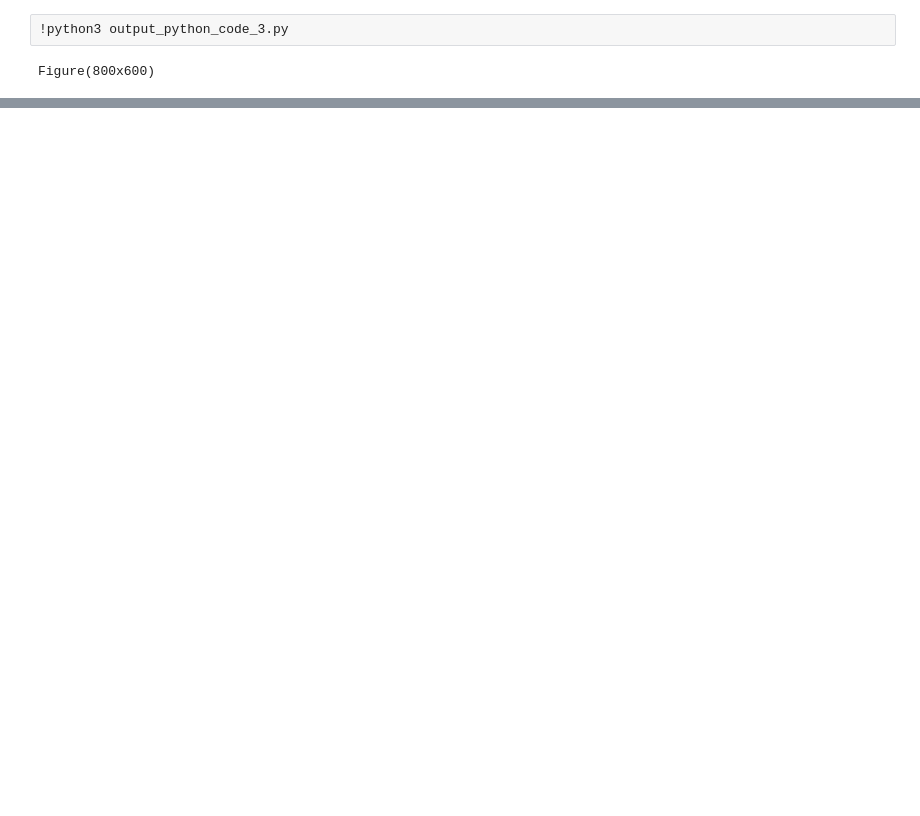
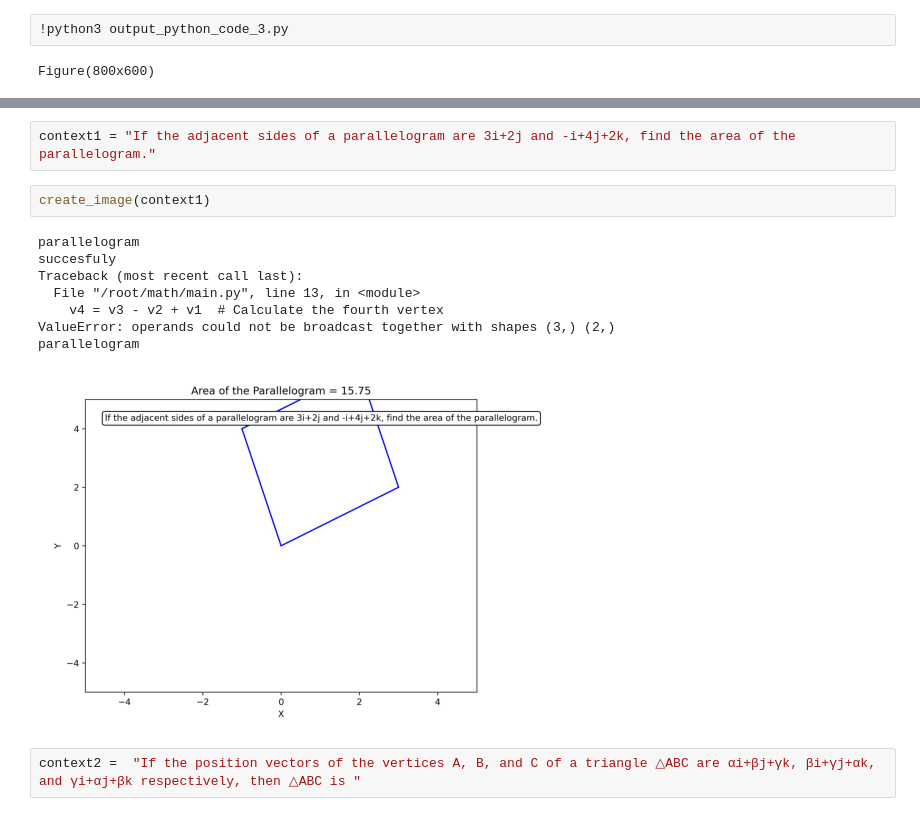
Before and after one commit to SanjayTiwaryMLAI/mathimage, a Jupyter notebook: experiment_new-detailed-matplotlib.ipynb, the cells around one changed output, grey strips where cells are left out. Cells and saved outputs as stored; diff of their text form; blank space fills up the shorter version.

```diff
--- a/experiment_new-detailed-matplotlib.ipynb
+++ b/experiment_new-detailed-matplotlib.ipynb
@@ -330,0 +394,15 @@ plt.show()
+# %%
+context1 = "If the adjacent sides of a parallelogram are 3i+2j and -i+4j+2k, find the area of the parallelogram."
+# %%
+create_image(context1)
+# %% [output]
+parallelogram
+succesfuly
+Traceback (most recent call last):
+  File "/root/math/main.py", line 13, in <module>
+    v4 = v3 - v2 + v1  # Calculate the fourth vertex
+ValueError: operands could not be broadcast together with shapes (3,) (2,)
+parallelogram
+[figure, added]
+# %%
+context2 =  "If the position vectors of the vertices A, B, and C of a triangle △ABC are αi+βj+γk, βi+γj+αk, and γi+αj+βk respectively, then △ABC is "
```
Also changed, not shown: parts of 30 cells of this notebook, 8 other files.
